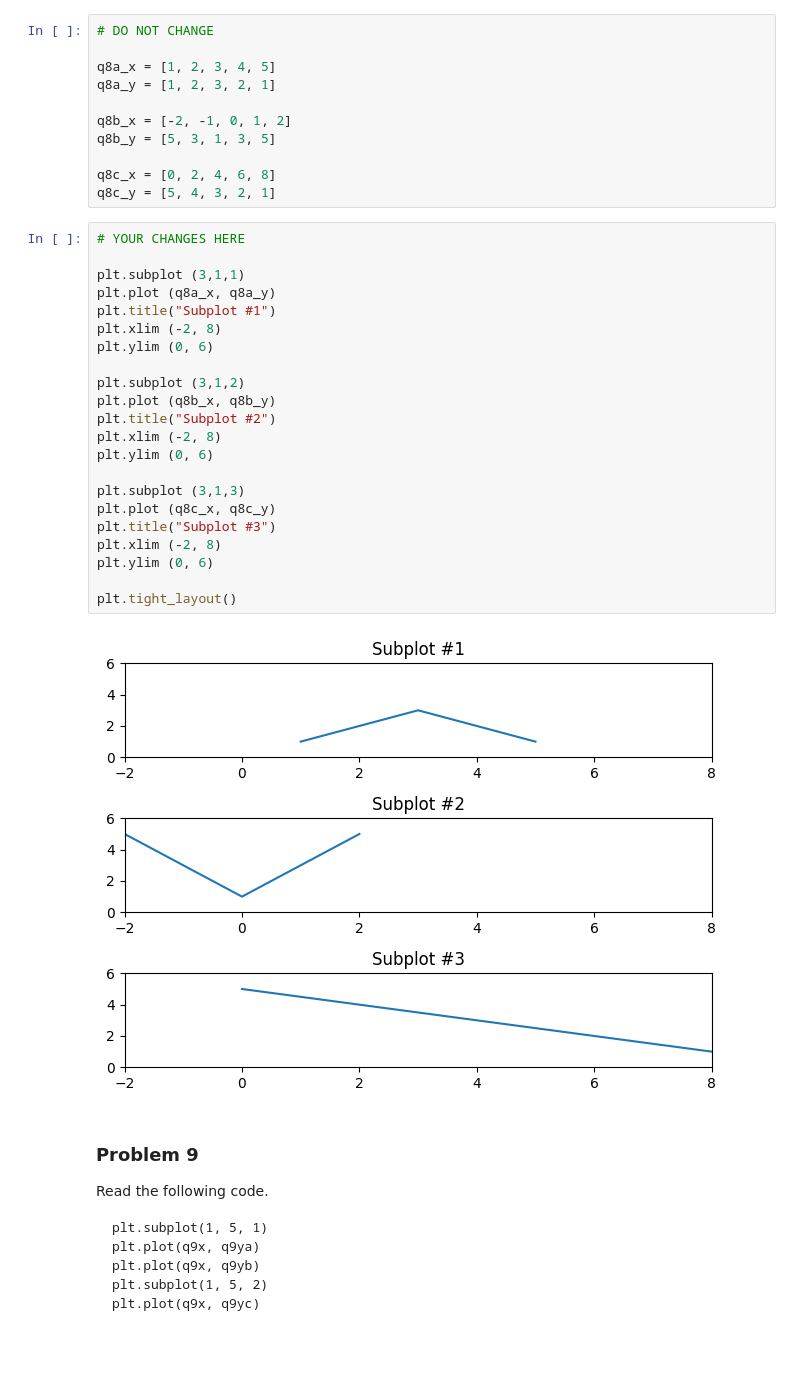
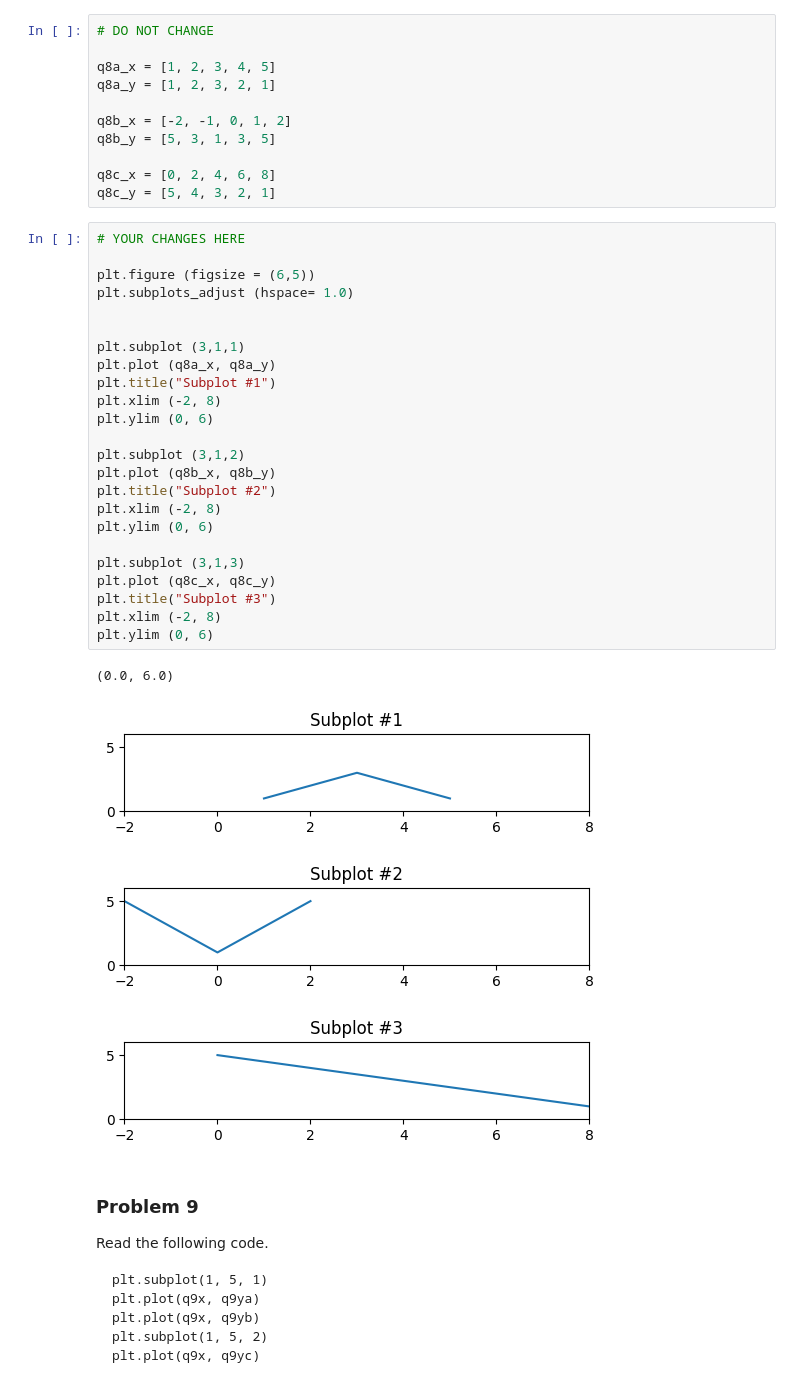
Before and after one commit to echung-3/dx602-homework-05, a Jupyter notebook: homework.ipynb, the cells around one changed output. Cells and saved outputs as stored; diff of their text form; blank space fills up the shorter version.

```diff
--- a/homework.ipynb
+++ b/homework.ipynb
@@ -230,28 +231,31 @@ q8c_x = [0, 2, 4, 6, 8]
 q8c_y = [5, 4, 3, 2, 1]
 # %%
 # YOUR CHANGES HERE
+
+plt.figure (figsize = (6,5))
+plt.subplots_adjust (hspace= 1.0)
+
 
 plt.subplot (3,1,1)
 plt.plot (q8a_x, q8a_y)
 plt.title("Subplot #1")
 plt.xlim (-2, 8)
 plt.ylim (0, 6)
 
 plt.subplot (3,1,2)
 plt.plot (q8b_x, q8b_y)
 plt.title("Subplot #2")
 plt.xlim (-2, 8)
 plt.ylim (0, 6)
 
 plt.subplot (3,1,3)
 plt.plot (q8c_x, q8c_y)
 plt.title("Subplot #3")
 plt.xlim (-2, 8)
 plt.ylim (0, 6)
-
-plt.tight_layout()
 # %% [output]
+(0.0, 6.0)
-[figure, old version]
+[figure, new version]
 # %% [markdown]
 ### Problem 9
 
```
Also changed, not shown: parts of 1 cell of this notebook.
